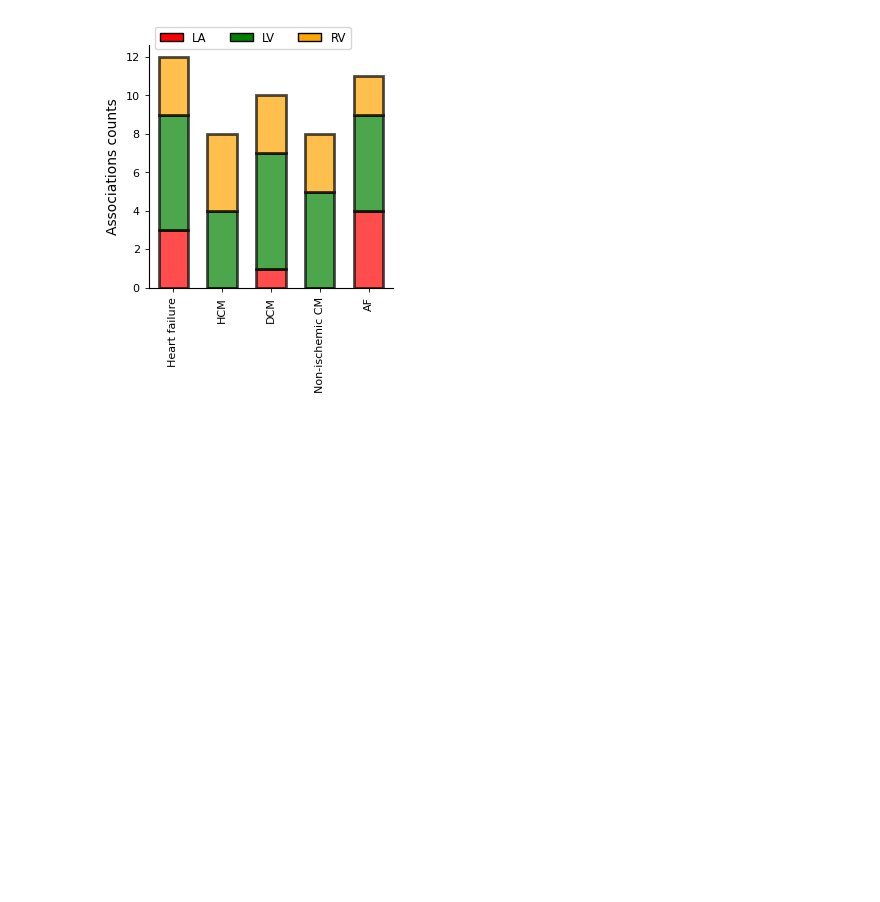
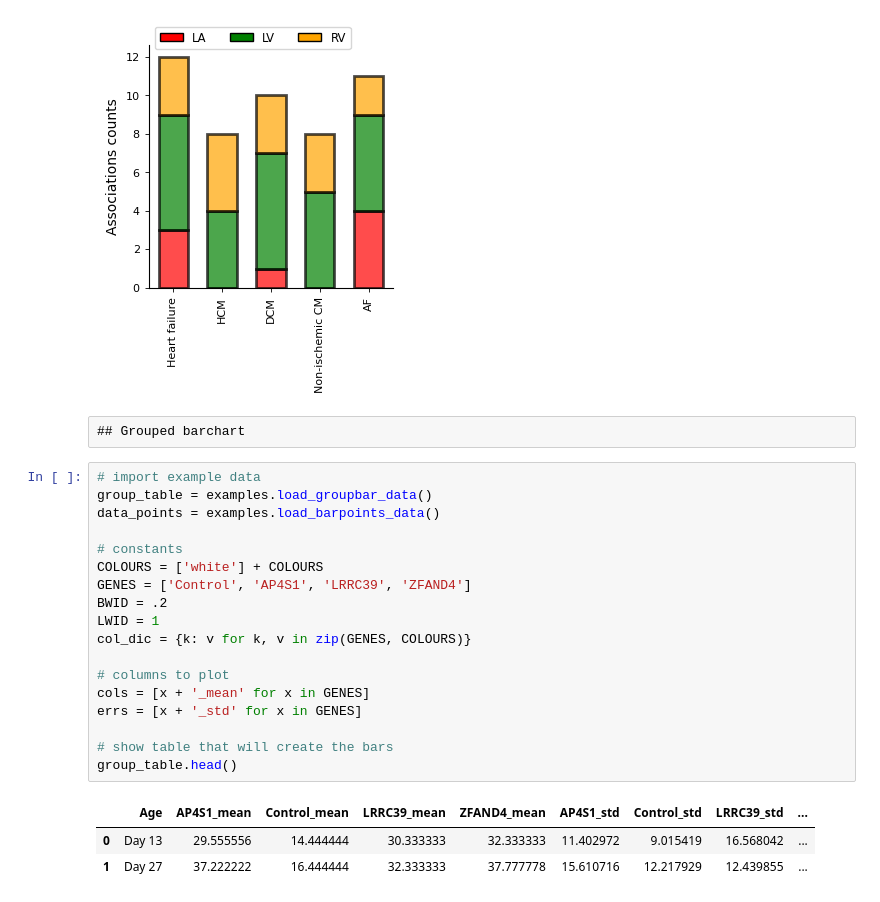
Before and after one commit to afschmidt/plot-misc, a Jupyter notebook: resources/examples/barchart.ipynb, the cells around one changed output. Saved outputs shown, nothing was run; the diff lists cells and outputs as text; blank space fills up the shorter version.

```diff
--- a/resources/examples/barchart.ipynb
+++ b/resources/examples/barchart.ipynb
@@ -65,3 +65,27 @@ ax.legend(handles=patches , ncol=3, bbox_to_anchor=(0.85, 1.10),
 # %% [output]
 <matplotlib.legend.Legend at 0x...>
 [figure]
+# %% [raw]
+## Grouped barchart
+# %%
+# import example data
+group_table = examples.load_groupbar_data()
+data_points = examples.load_barpoints_data()
+
+# constants
+COLOURS = ['white'] + COLOURS
+GENES = ['Control', 'AP4S1', 'LRRC39', 'ZFAND4']
+BWID = .2
+LWID = 1
+col_dic = {k: v for k, v in zip(GENES, COLOURS)}
+
+# columns to plot
+cols = [x + '_mean' for x in GENES]
+errs = [x + '_std' for x in GENES]
+
+# show table that will create the bars
+group_table.head()
+# %% [output]
+|  | Age | AP4S1_mean | Control_mean | LRRC39_mean | ZFAND4_mean | AP4S1_std | Control_std | LRRC39_std | ... |
+| 0 | Day 13 | 29.555556 | 14.444444 | 30.333333 | 32.333333 | 11.402972 | 9.015419 | 16.568042 | ... |
+| 1 | Day 27 | 37.222222 | 16.444444 | 32.333333 | 37.777778 | 15.610716 | 12.217929 | 12.439855 | ... |
```
Also changed, not shown: parts of 3 cells of this notebook, 6 other files.
